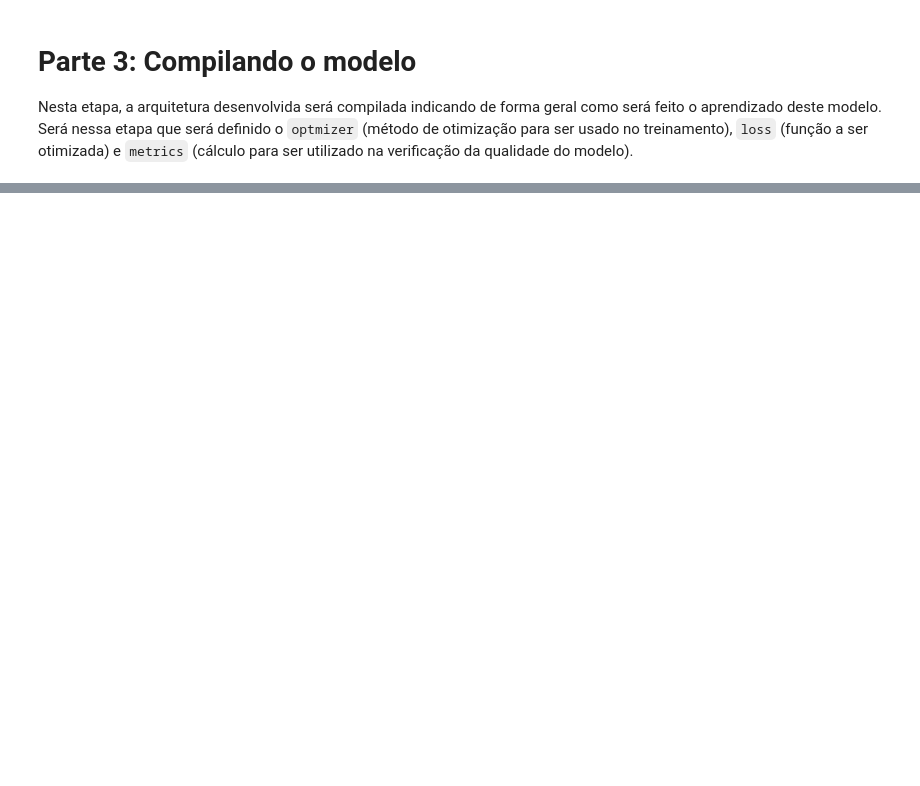
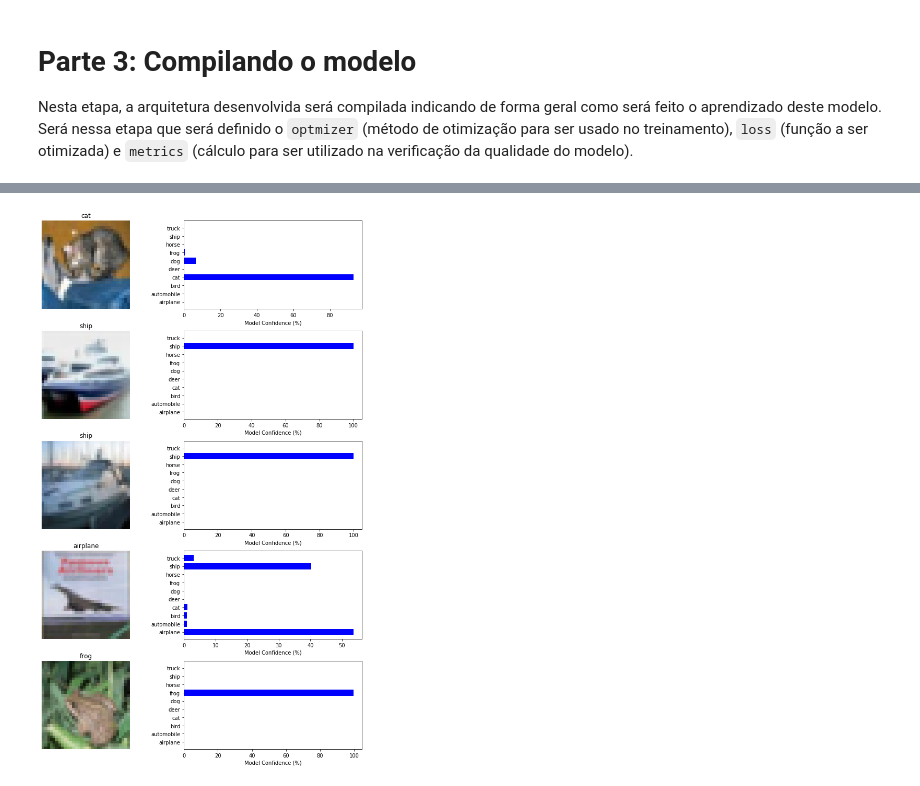
Before and after one commit to KaikeWesleyReis/praticas-deep-learning, a Jupyter notebook: CNN_cifar/CNN_CIFAR.ipynb, the cells around one changed output, grey strips where cells are left out. Cells and saved outputs as stored; diff of their text form; code cells hidden in the pictures; blank space fills up the shorter version.

```diff
--- a/CNN_cifar/CNN_CIFAR.ipynb
+++ b/CNN_cifar/CNN_CIFAR.ipynb
@@ -454,6 +229,0 @@ De forma gráfica:
-# %%
-# variavel auxiliar
-df = analise.data
-# criando coluna categorica para melhor visualizacao
-for i in range(0,len(df)):
-    df.loc[i,'Camadas Testadas'] = "Conv: {} | Dense:{}".format(df.loc[i,'conv_layers'],df.loc[i,'dense_hidden_layers'])
@@ -502,0 +293,3 @@ Os materiais utilizados como base para este documento se encontram abaixo (na l
+# %%
+# Predicao no conjunto de teste
+cnn_predict = cnn.predict(x=test_images)
@@ -502,0 +313,16 @@ Os materiais utilizados como base para este documento se encontram abaixo (na l
+# %%
+# Definir quantidade de imagens para apresentar
+n_samples = 5
+# Loop para fazer o plot
+fig, axes = plt.subplots(nrows=n_samples, ncols=2, figsize=(10,15))
+for test_img, test_lbl, prob, i in zip(test_images, test_labels, cnn_predict, range(n_samples)):
+    # Plot image
+    axes[i][0].imshow(test_img, cmap=plt.cm.binary)
+    axes[i][0].axis('off')
+    axes[i][0].set_title(class_names[test_lbl[0]])
+    # Plot barplot
+    axes[i][1].barh(class_names, prob*100, 0.75, color='blue')
+    axes[i][1].set_xlabel('Model Confidence (%)')
+plt.tight_layout()
+# %% [output]
+[figure, added]
```
Also changed, not shown: parts of 42 cells of this notebook, 15 other files.
